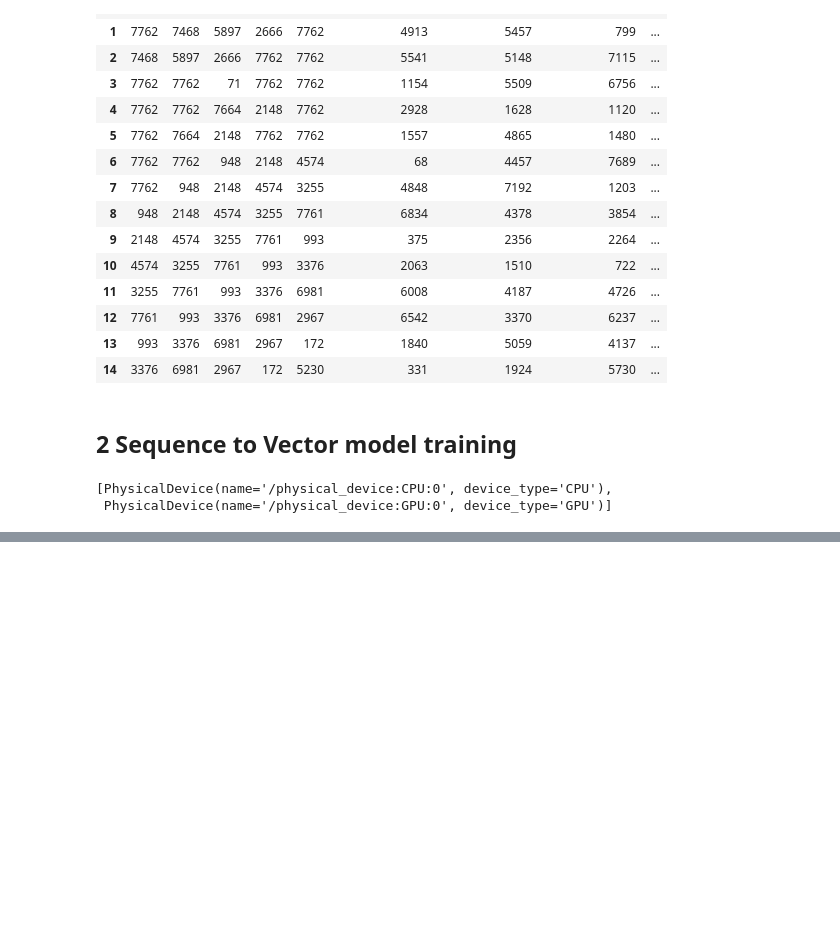
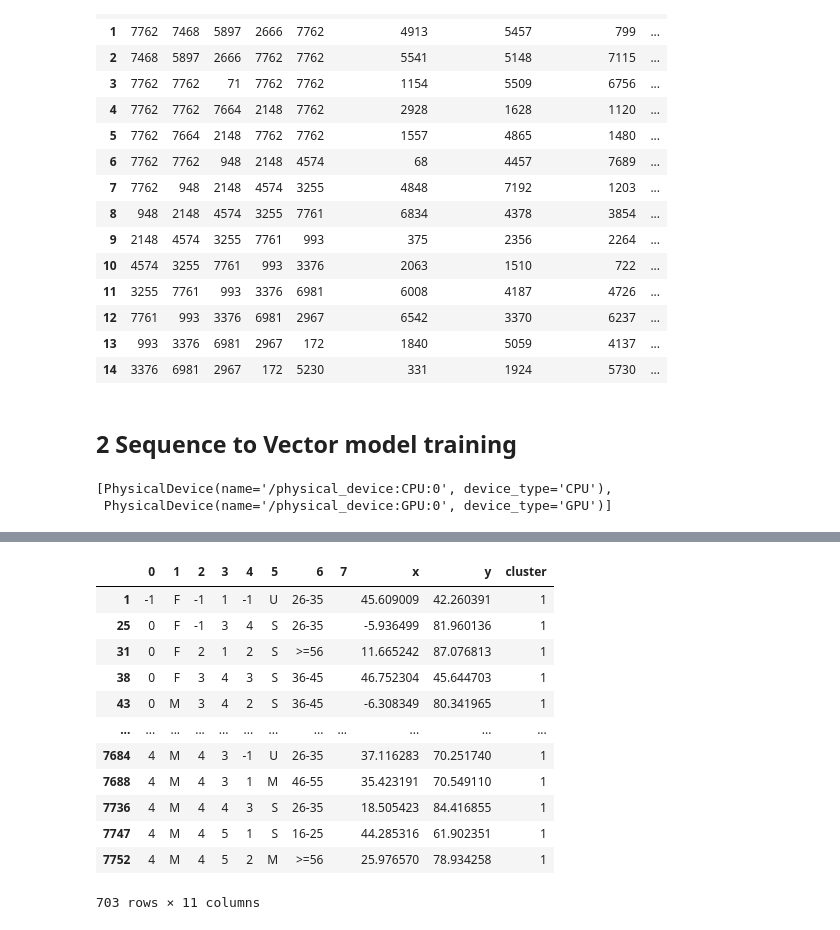
Before and after one commit to PosterStevens/20Spring, a Jupyter notebook: main.ipynb, the cells around one changed output, grey strips where cells are left out. Cells and saved outputs as stored; diff of their text form; code cells hidden in the pictures; blank space fills up the shorter version.

```diff
--- a/main.ipynb
+++ b/main.ipynb
@@ -276,0 +367,16 @@ array([[-0.02591123,  0.0259866 ,  0.02584474, -0.02598821,  0.02589874,
+# %%
+df_tsne_color.query("cluster==1")
+# %% [output]
+|  | 0 | 1 | 2 | 3 | 4 | 5 | 6 | 7 | x | y | cluster |
+| 1 | -1 | F | -1 | 1 | -1 | U | 26-35 |  | 45.609009 | 42.260391 | 1 |
+| 25 | 0 | F | -1 | 3 | 4 | S | 26-35 |  | -5.936499 | 81.960136 | 1 |
+| 31 | 0 | F | 2 | 1 | 2 | S | >=56 |  | 11.665242 | 87.076813 | 1 |
+| 38 | 0 | F | 3 | 4 | 3 | S | 36-45 |  | 46.752304 | 45.644703 | 1 |
+| 43 | 0 | M | 3 | 4 | 2 | S | 36-45 |  | -6.308349 | 80.341965 | 1 |
+| ... | ... | ... | ... | ... | ... | ... | ... | ... | ... | ... | ... |
+| 7684 | 4 | M | 4 | 3 | -1 | U | 26-35 |  | 37.116283 | 70.251740 | 1 |
+| 7688 | 4 | M | 4 | 3 | 1 | M | 46-55 |  | 35.423191 | 70.549110 | 1 |
+| 7736 | 4 | M | 4 | 4 | 3 | S | 26-35 |  | 18.505423 | 84.416855 | 1 |
+| 7747 | 4 | M | 4 | 5 | 1 | S | 16-25 |  | 44.285316 | 61.902351 | 1 |
+| 7752 | 4 | M | 4 | 5 | 2 | M | >=56 |  | 25.976570 | 78.934258 | 1 |
+703 rows × 11 columns
```
Also changed, not shown: parts of 17 cells of this notebook.
